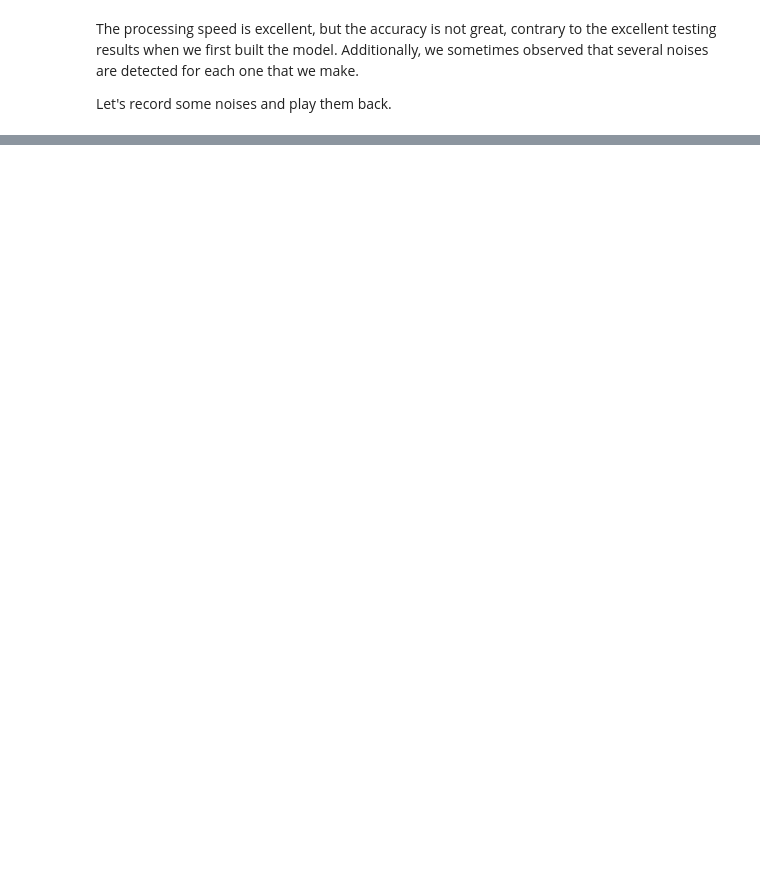
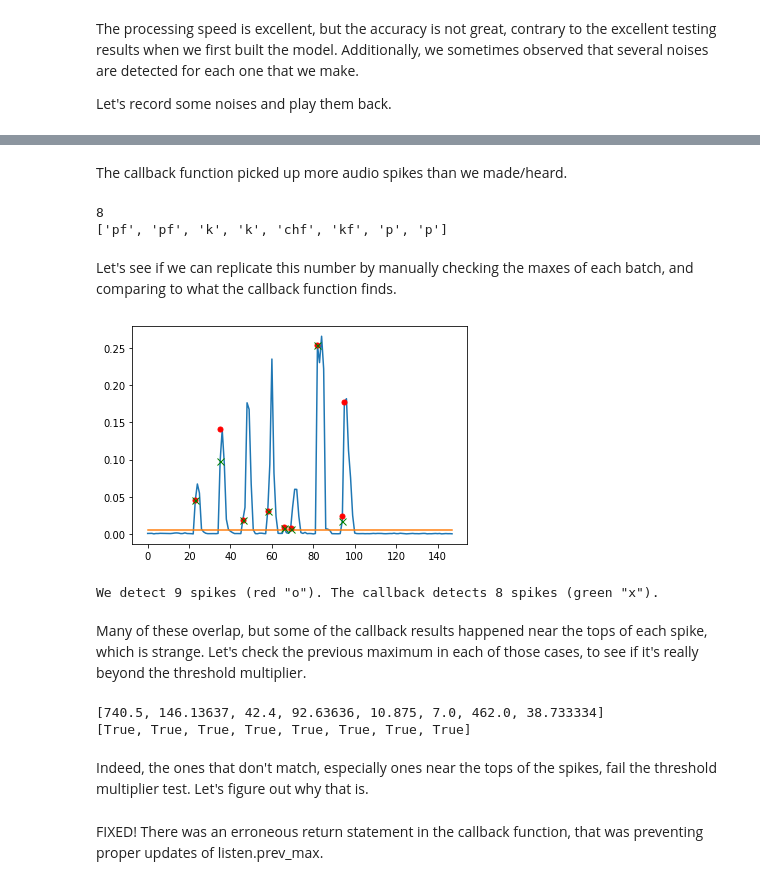
Before and after one commit to tremol/beatbot-noise-control, a Jupyter notebook: Exploration 3 - continuous listen and process.ipynb, the cells around one changed output, grey strips where cells are left out. Saved outputs shown, nothing was run; the diff lists cells and outputs as text; code cells hidden in the pictures; blank space fills up the shorter version.

Commit message:
debugged and fixed callback error, that was leading to erroneous noise detections

```diff
--- a/Exploration 3 - continuous listen and process.ipynb
+++ b/Exploration 3 - continuous listen and process.ipynb
@@ -400,0 +390,71 @@ Done.
+# %% [markdown]
+The callback function picked up more audio spikes than we made/heard.
+# %%
+print(len(recordings))
+print([ get_prediction(r) for r in recordings ])
+# %% [output]
+8
+['pf', 'pf', 'k', 'k', 'chf', 'kf', 'p', 'p']
+# %% [markdown]
+Let's see if we can replicate this number by manually checking the maxes of each batch, and comparing to what the callback function finds.
+# %%
+# How we detected spikes when training model, looking for rises above the threshold multiplier
+# with no memory of the spikes that came before
+prev_max = 1
+spike_locations = []
+spike_amplitudes = []
+for b in range(len(listen.all_audio)):
+    rec = listen.all_audio[b]
+    new_max = np.absolute(rec).max()
+    if new_max > THRESHOLD_MULTIPLIER * prev_max:
+        spike_locations.append(b)
+        spike_amplitudes.append(new_max)
+    prev_max = new_max
+
+# The spikes that the callback function discovered, what should similarly be looking for rises
+# above the threshold multiplier, unless a spike was already detected in the last few batches
+flattened_samples = [ r.flatten() for r in listen.all_audio ]
+callback_spike_locations = []
+callback_spike_amplitudes = []
+sample_length = len(listen.all_audio[0])
+for r in recordings:
+    loc = [ np.array_equal(s, r[:sample_length]) for s in flattened_samples ].index(True)
+    callback_spike_locations.append(loc)
+    callback_spike_amplitudes.append(np.absolute(r[:sample_length].max()))
+# print(callback_spike_locations)
+
+# visualize the real and fictional spike locations
+plt.plot([ float(max(r)) for r in listen.all_audio ])
+plt.plot( [THRESHOLD_ABSOLUTE] * len(listen.all_audio) )
+for i in range(len(spike_locations)):
+    x = spike_locations[i]
+    y = spike_amplitudes[i]
+    plt.plot([x], [y], marker='o', markersize=5, color="red")
+for i in range(len(callback_spike_locations)):
+    x = callback_spike_locations[i]
+    y = callback_spike_amplitudes[i]
+    plt.plot([x], [y], marker='x', markersize=7, color="green")
+plt.show()
+
+print('We detect {} spikes (red "o"). The callback detects {} spikes (green "x").'.format(
+    len(spike_locations), len(callback_spike_locations)))
+# %% [output]
+[figure, added]
+We detect 9 spikes (red "o"). The callback detects 8 spikes (green "x").
+# %% [markdown]
+Many of these overlap, but some of the callback results happened near the tops of each spike, which is strange. Let's check the previous maximum in each of those cases, to see if it's really beyond the threshold multiplier.
+# %%
+callback_spike_amplitude_jumps = []
+for s in callback_spike_locations:
+    spike_max = np.absolute(listen.all_audio[s].max())
+    prev_max  = np.absolute(listen.all_audio[s-1].max())
+    callback_spike_amplitude_jumps.append(spike_max / prev_max)
+print(callback_spike_amplitude_jumps)
+print([ m > THRESHOLD_MULTIPLIER for m in callback_spike_amplitude_jumps ])
+# %% [output]
+[740.5, 146.13637, 42.4, 92.63636, 10.875, 7.0, 462.0, 38.733334]
+[True, True, True, True, True, True, True, True]
+# %% [markdown]
+Indeed, the ones that don't match, especially ones near the tops of the spikes, fail the threshold multiplier test. Let's figure out why that is.
+# %% [markdown]
+FIXED! There was an erroneous return statement in the callback function, that was preventing proper updates of listen.prev_max.
```
Also changed, not shown: parts of 5 cells of this notebook.
